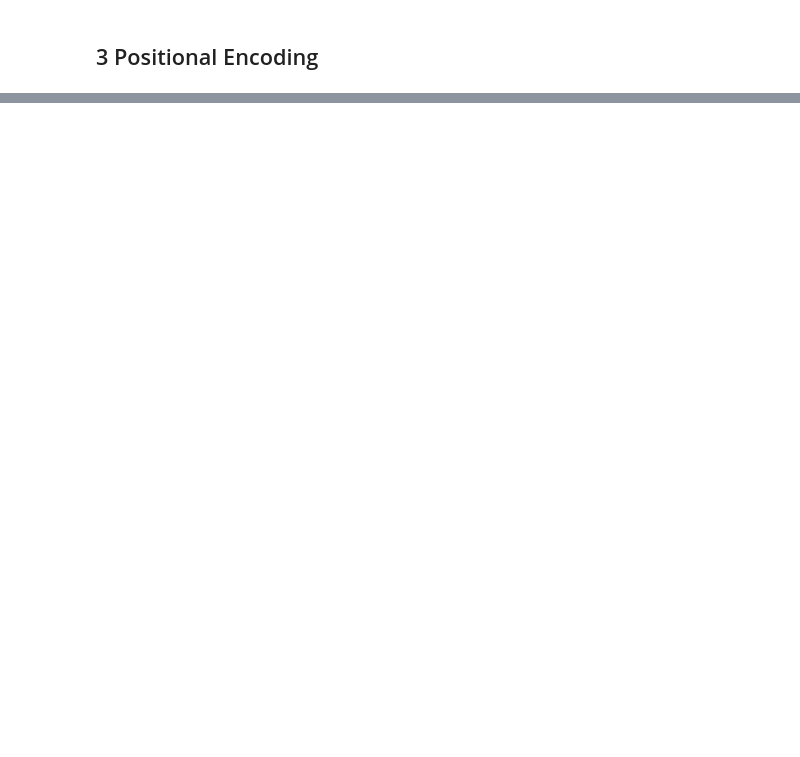
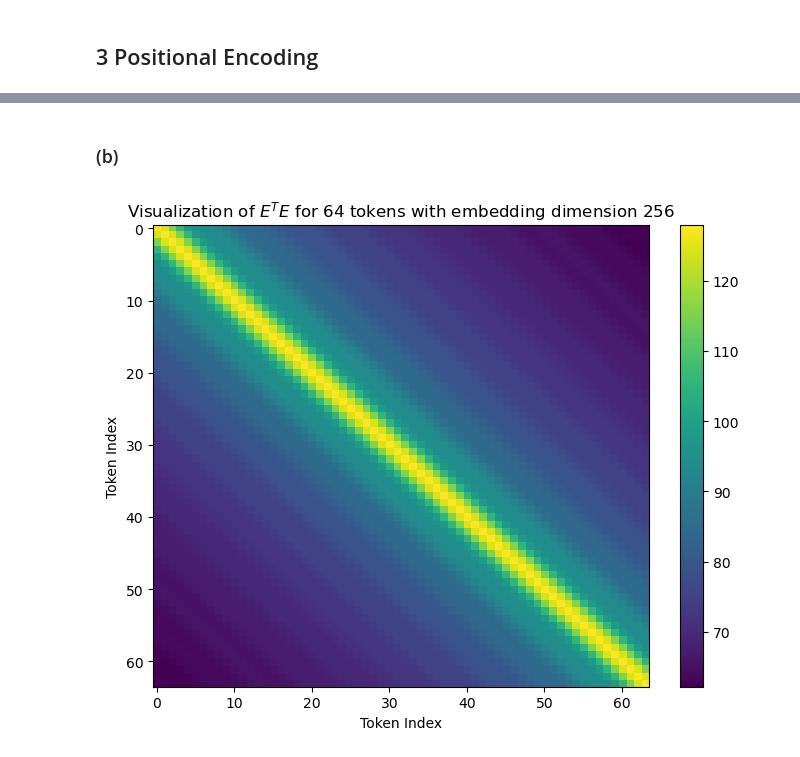
Before and after one commit to Alex2667/mlph_w24, a Jupyter notebook: sheet08/sheet08.ipynb, the cells around one changed output, grey strips where cells are left out. Cells and saved outputs as stored; diff of their text form; code cells hidden in the pictures; blank space fills up the shorter version.

```diff
--- a/sheet08/sheet08.ipynb
+++ b/sheet08/sheet08.ipynb
@@ -286,0 +332,31 @@ $ E_{(2k+1), i} = \cos\left(i \cdot \exp\left(-\frac{2k \cdot \log(10000)}{p}\ri
+# %% [markdown]
+### (b)
+# %%
+import numpy as np
+import matplotlib.pyplot as plt
+
+def positional_encoding(n_tokens, embedding_dim):
+    E = np.zeros((embedding_dim, n_tokens))
+
+    for i in range(n_tokens):
+        for k in range(embedding_dim // 2):
+            E[2 * k, i] = np.sin(i * np.exp(-2 * k * np.log(10000) / embedding_dim))
+            E[2 * k + 1, i] = np.cos(i * np.exp(-2 * k * np.log(10000) / embedding_dim))
+
+    return E
+
+n_tokens = 64
+embedding_dim = 256
+
+E = positional_encoding(n_tokens, embedding_dim)
+E_transpose_E = np.dot(E.T, E)
+
+plt.figure(figsize=(8, 6))
+plt.imshow(E_transpose_E, cmap='viridis', aspect='auto')
+plt.colorbar()
+plt.title("Visualization of $E^T E$ for 64 tokens with embedding dimension 256")
+plt.xlabel('Token Index')
+plt.ylabel('Token Index')
+plt.show()
+# %% [output]
+[figure, added]
```
Also changed, not shown: parts of 10 cells of this notebook, 1 other file.
